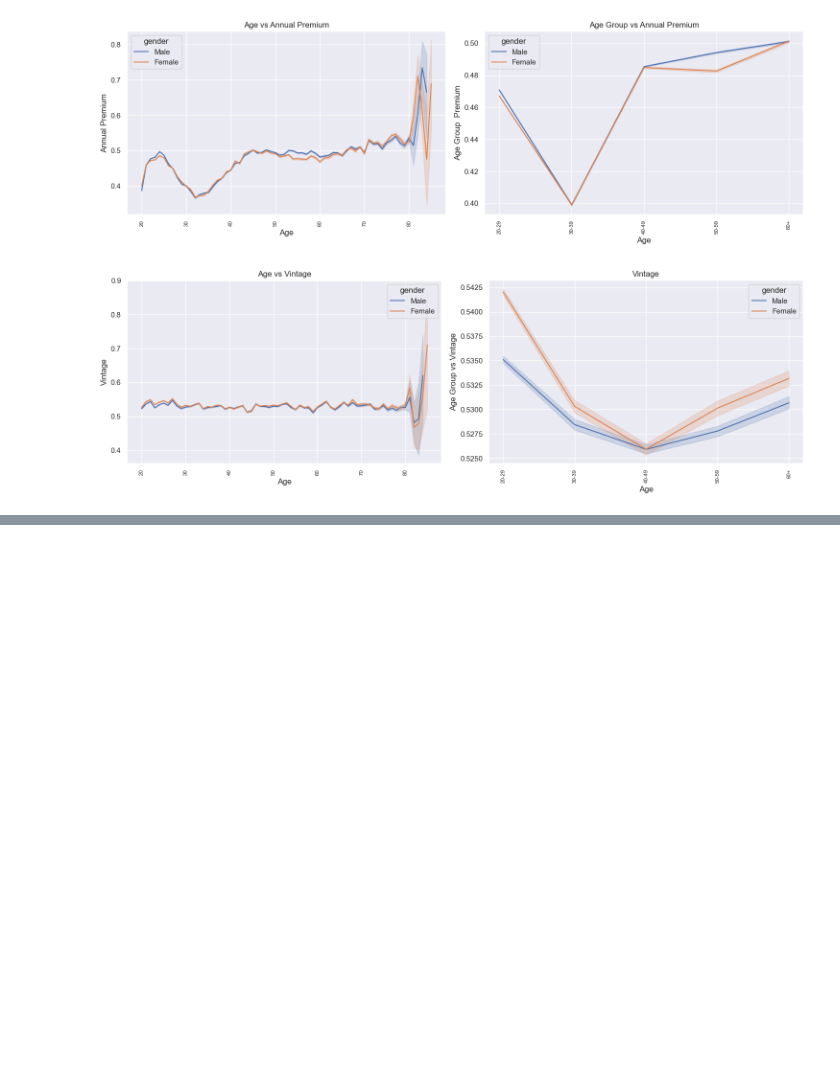
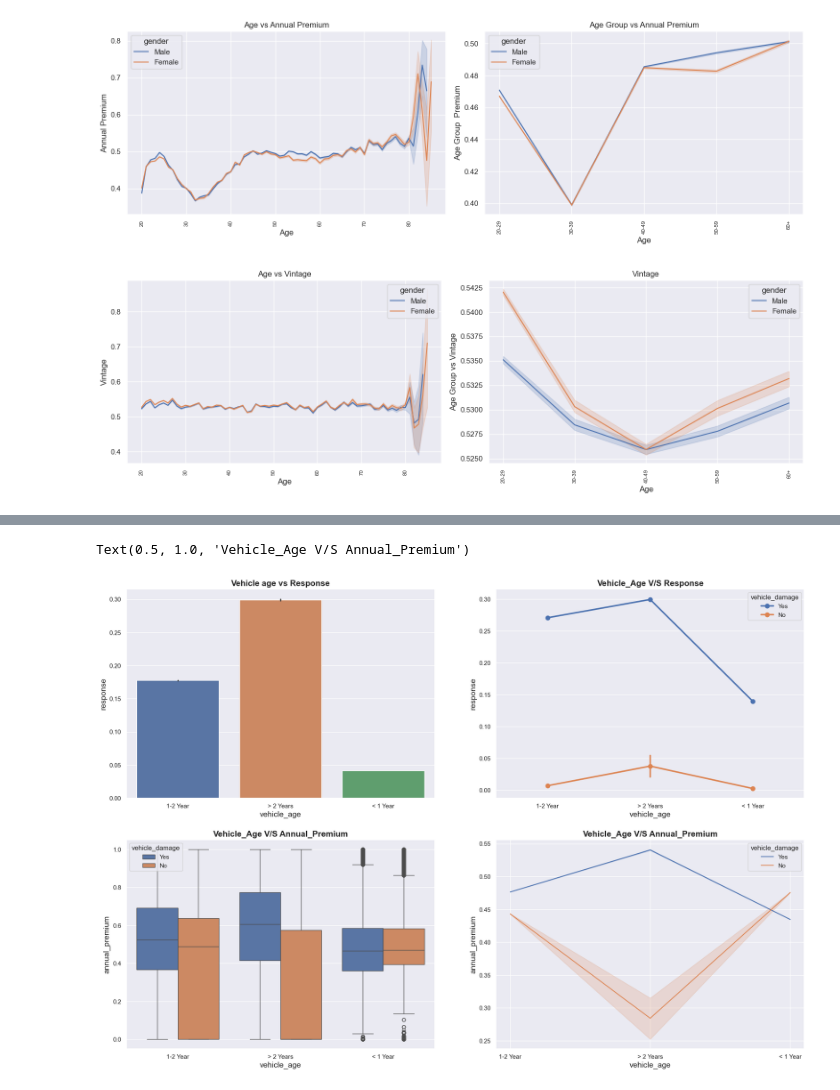
Before and after one commit to kevtr0801/ds_portfolio, a Jupyter notebook: binary-classification-carinsurance/binary-class-analysis.ipynb, the cells around one changed output, grey strips where cells are left out. Drawn from its saved outputs; the diff is of its cells as text; code cells hidden in the pictures; blank space fills up the shorter version.

```diff
--- a/binary-classification-carinsurance/binary-class-analysis.ipynb
+++ b/binary-classification-carinsurance/binary-class-analysis.ipynb
@@ -387,0 +388,25 @@ plt.show()
+# %%
+fig, axes = plt.subplots(2, 2, figsize=(22, 15))
+
+sns.barplot(ax=axes[0, 0], x='vehicle_age', y='response', hue='vehicle_age', data=train_df1)
+axes[0, 0].set_xlabel('vehicle_age', fontsize=14)
+axes[0, 0].set_ylabel('response', fontsize=14)
+axes[0, 0].set_title('Vehicle age vs Response', fontsize=15, fontweight='bold')
+
+sns.pointplot(ax=axes[0, 1], y='response', x='vehicle_age', hue='vehicle_damage', data=train_df1)
+axes[0, 1].set_xlabel('vehicle_age', fontsize=14)
+axes[0, 1].set_ylabel('response', fontsize=14)
+axes[0, 1].set_title('Vehicle_Age V/S Response', fontsize=15, fontweight='bold')
+
+sns.boxplot(ax=axes[1, 0], y='annual_premium', x='vehicle_age', hue='vehicle_damage', data=train_df1)
+axes[1, 0].set_xlabel('vehicle_age', fontsize=14)
+axes[1, 0].set_ylabel('annual_premium', fontsize=14)
+axes[1, 0].set_title('Vehicle_Age V/S Annual_Premium', fontsize=15, fontweight='bold')
+
+sns.lineplot(ax=axes[1, 1], x='vehicle_age', y='annual_premium', hue='vehicle_damage', data=train_df1)
+axes[1, 1].set_xlabel('vehicle_age', fontsize=14)
+axes[1, 1].set_ylabel('annual_premium', fontsize=14)
+axes[1, 1].set_title('Vehicle_Age V/S Annual_Premium', fontsize=15, fontweight='bold')
+# %% [output]
+Text(0.5, 1.0, 'Vehicle_Age V/S Annual_Premium')
+[figure, added]
```
Also changed, not shown: parts of 22 cells of this notebook.
